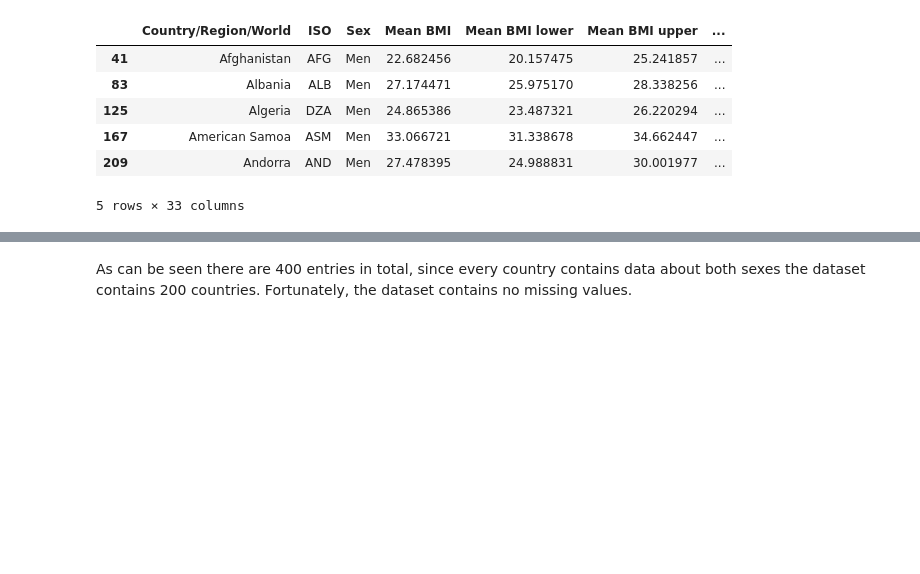
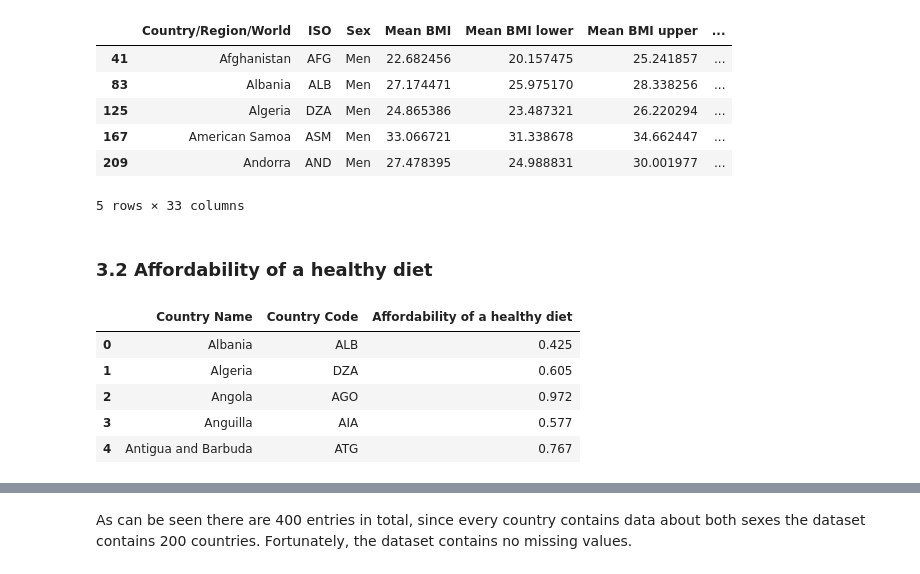
Before and after one commit to JobMaathuis/Affordability_healthy_diet_and_BMI, a Jupyter notebook: final_assignment.ipynb, the cells around one changed output, grey strips where cells are left out. Drawn from its saved outputs; the diff is of its cells as text; code cells hidden in the pictures; blank space fills up the shorter version.

```diff
--- a/final_assignment.ipynb
+++ b/final_assignment.ipynb
@@ -67,3 +53,5 @@ df_bmi.head()
 | 167 | American Samoa | ASM | Men | 33.066721 | 31.338678 | 34.662447 | ... |
 | 209 | Andorra | AND | Men | 27.478395 | 24.988831 | 30.001977 | ... |
 5 rows × 33 columns
+# %% [markdown]
+### 3.2 Affordability of a healthy diet
@@ -69,0 +62,9 @@ df_bmi.head()
+# %%
+df_healthy_diet.head()
+# %% [output]
+|  | Country Name | Country Code | Affordability of a healthy diet |
+| 0 | Albania | ALB | 0.425 |
+| 1 | Algeria | DZA | 0.605 |
+| 2 | Angola | AGO | 0.972 |
+| 3 | Anguilla | AIA | 0.577 |
+| 4 | Antigua and Barbuda | ATG | 0.767 |
```
Also changed, not shown: parts of 18 cells of this notebook.
